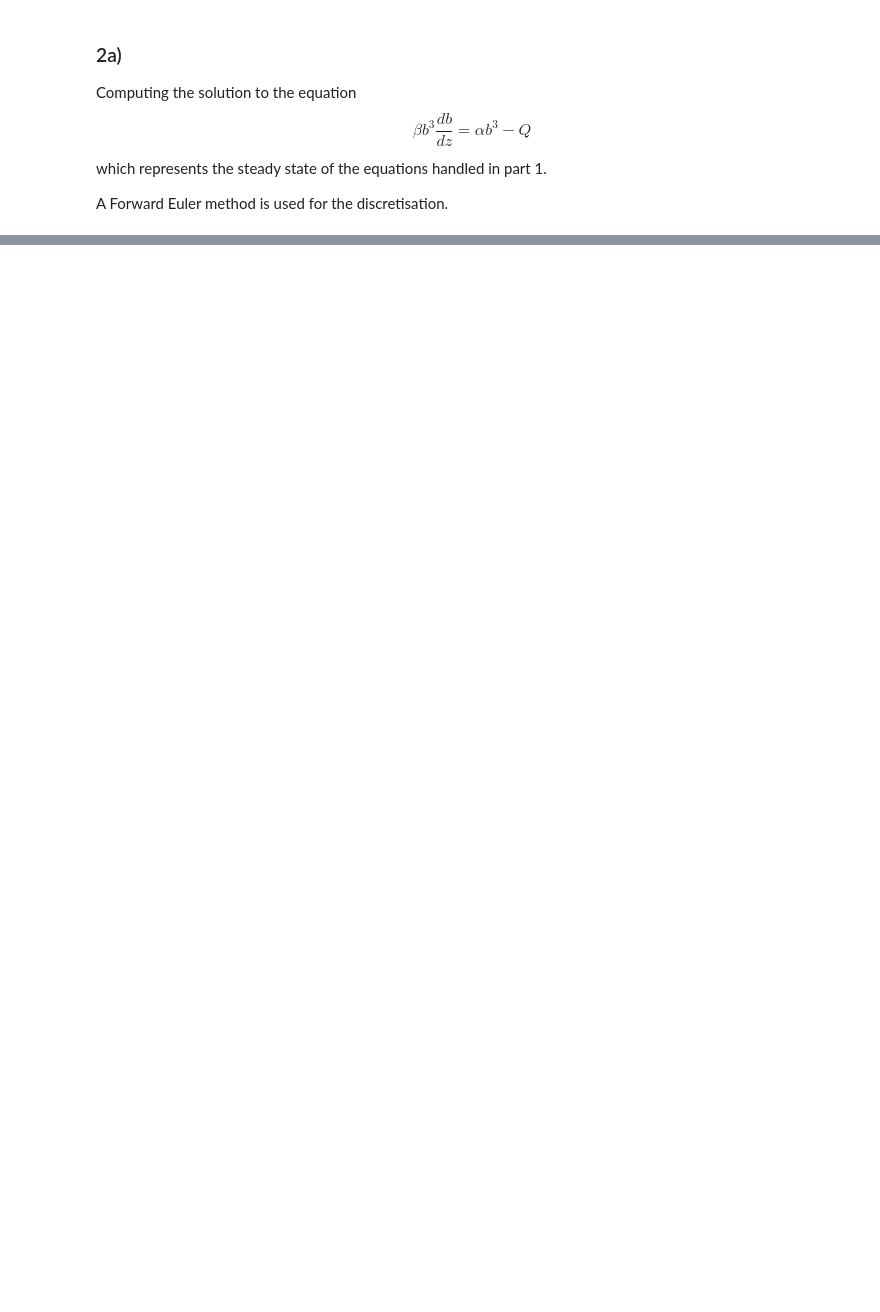
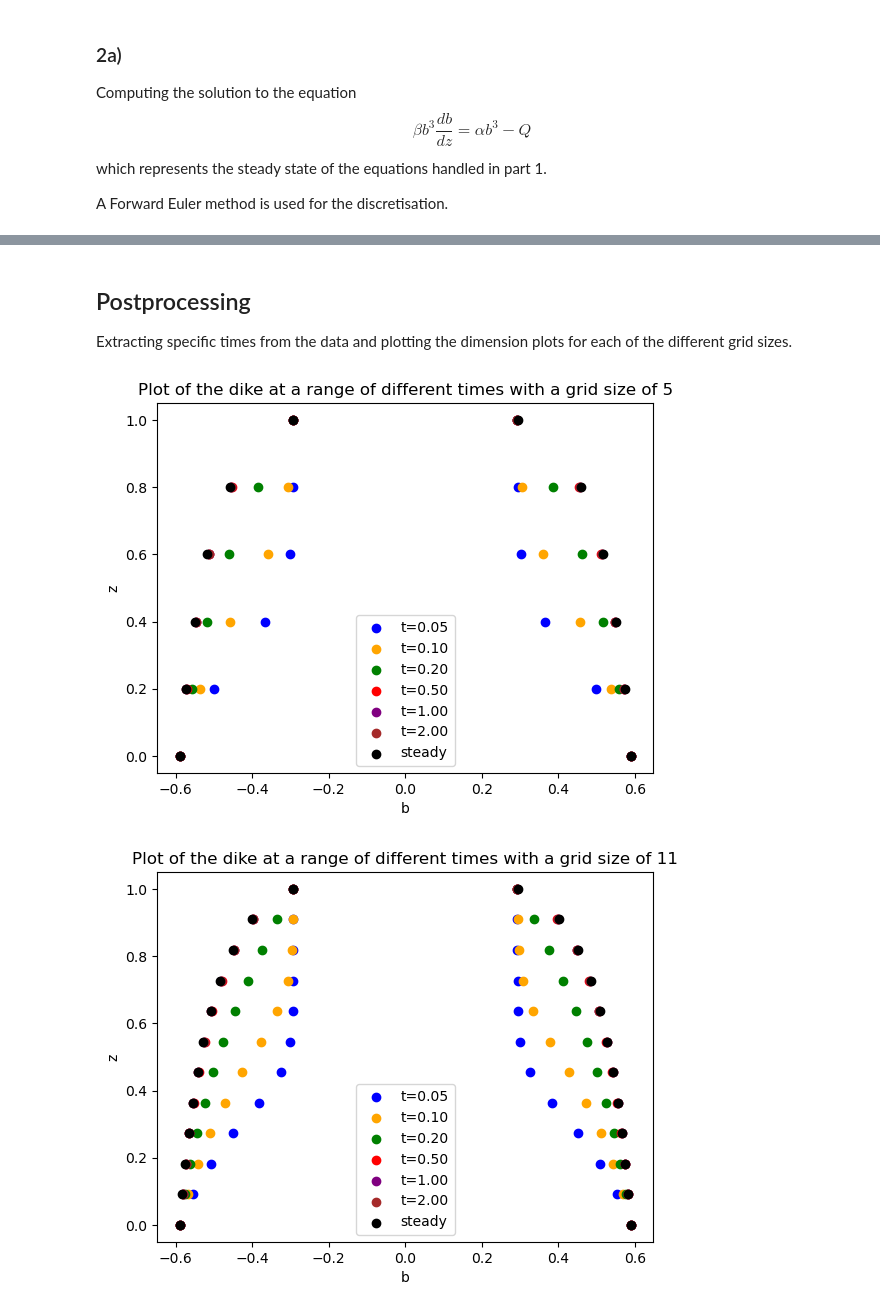
Before and after one commit to obokhove/FDnumerics2526, a Jupyter notebook: Alex_Carey/Exercise 1/Ex1.ipynb, the cells around one changed output, grey strips where cells are left out. Drawn from its saved outputs; the diff is of its cells as text; code cells hidden in the pictures; blank space fills up the shorter version.

```diff
--- a/Alex_Carey/Exercise 1/Ex1.ipynb
+++ b/Alex_Carey/Exercise 1/Ex1.ipynb
@@ -92,0 +249,12 @@ dimension_plot(fig, ax, steady_solution, "z", "b", "Steady State Solution")
+# %%
+# Parameters
+grid_spacings = [5, 11, 21, 41, 81]
+dt = 1e-5
+bT = 0.585373798
+# %%
+# Solve the time dependent problem
+
+solutions = []
+for grid in grid_spacings:
+    z_vals, t_vals, b_vals = nonlinear_solve_time_dependent(alpha, beta, H, bB, bT, grid, dt)
+    solutions.append((grid, z_vals, t_vals, b_vals))
@@ -92,0 +277,4 @@ dimension_plot(fig, ax, steady_solution, "z", "b", "Steady State Solution")
+# %% [markdown]
+## Postprocessing
+
+Extracting specific times from the data and plotting the dimension plots for each of the different grid sizes.
@@ -92,0 +317,30 @@ dimension_plot(fig, ax, steady_solution, "z", "b", "Steady State Solution")
+# %%
+# Colours for each time
+colors = ['blue', 'orange', 'green', 'red', 'purple', 'brown', 'black']
+
+# Plot the dimension plots for the different grid sizes
+for grid, df in extracted_solutions:
+    title = f'Plot of the dike at a range of different times with a grid size of {grid}'
+    time_scatter = [times] * 2  # Each time has a positive and negative scatter]
+
+    for time in range(1, len(df.columns)):
+        # width_scatter as written does not make sense; let's clarify:
+        # The time_scatter list has 12 elements (2x6), but df.columns[1:] has 6 time columns.
+        # So, time_scatter is not consistent with the times in df.
+        # You should use only the times present in df.columns[1:] (which correspond to the 'times' list).
+        # The calculation width_scatter = df[time].values / 2 + -1 * df[time].values / 2
+        # always results in an array of zeros, which is not meaningful for plotting.
+        # If you want to plot the dike width at each time, you should plot +/- df[time].values/2 against df['z'].
+        current_time = df.columns[time]
+        current_color = colors[time - 1]
+        plt.scatter(df[df.columns[time]].values / 2, df['z'], label=f'{df.columns[time]}', color=current_color)
+        plt.scatter(-df[df.columns[time]].values / 2, df['z'], color=current_color)
+
+    plt.xlabel('b')
+    plt.ylabel('z')
+    plt.title(title)
+    plt.legend()
+    plt.show()
+# %% [output]
+[figure, added]
+[figure, added]
```
Also changed, not shown: parts of 19 cells of this notebook.
